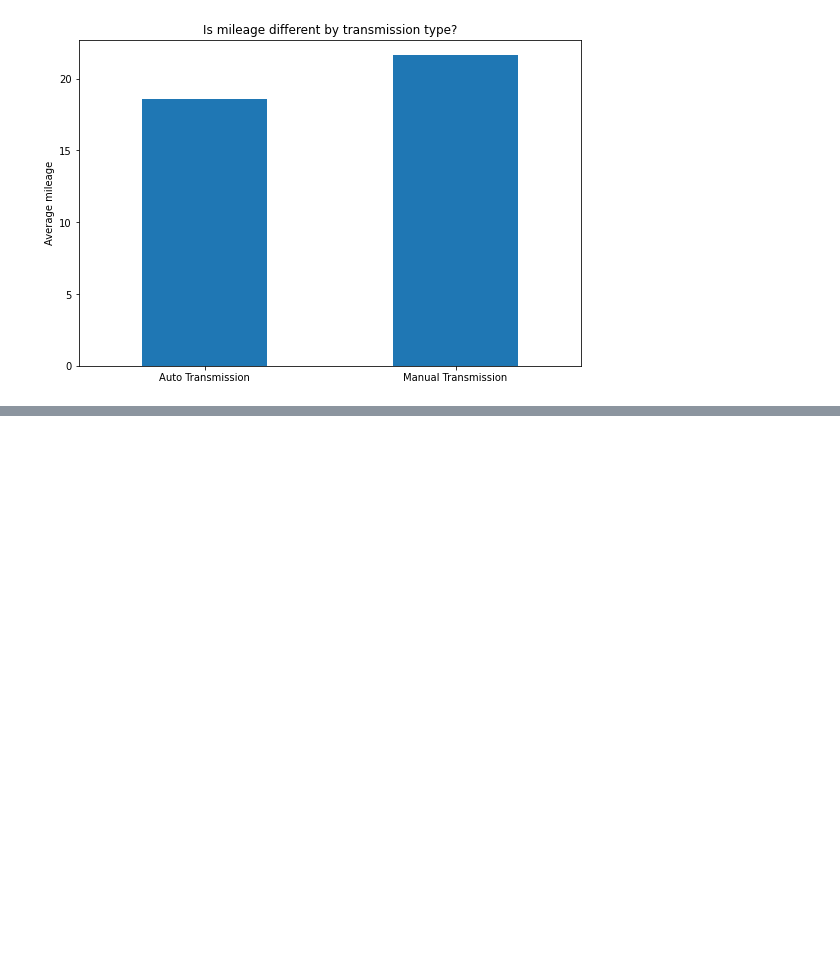
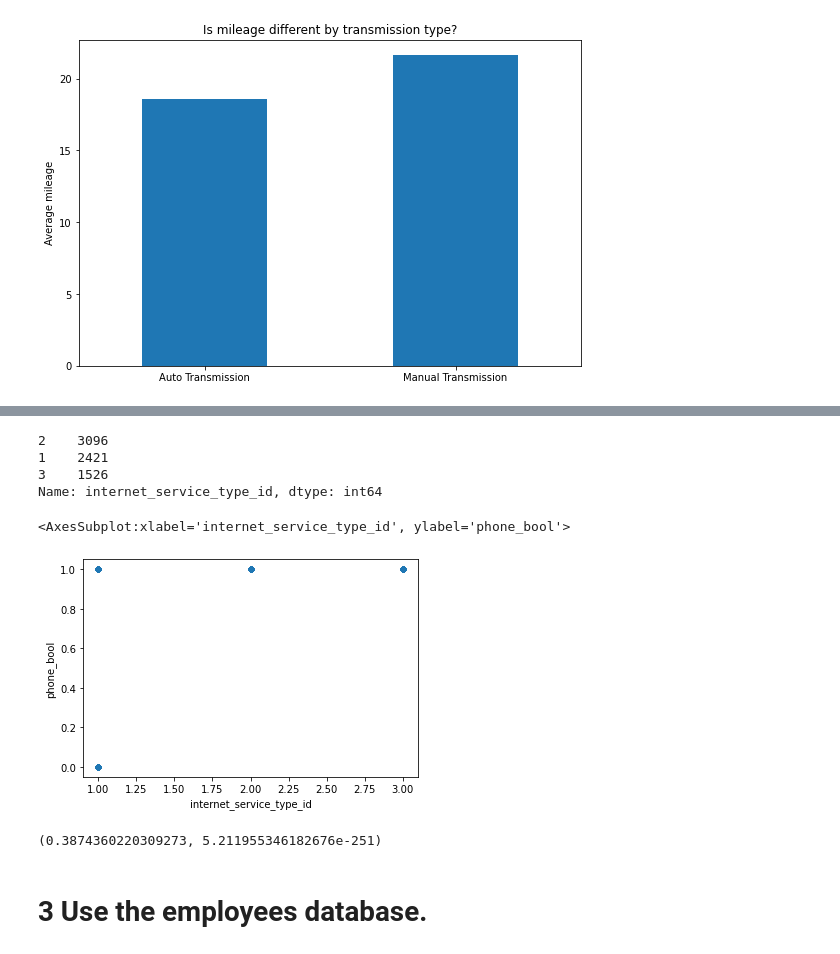
Before and after one commit to Yvette-Ibarra/statistics-exercises, a Jupyter notebook: hypothesis_testing.ipynb, the cells around one changed output, grey strips where cells are left out. Saved outputs shown, nothing was run; the diff lists cells and outputs as text; code cells hidden in the pictures; blank space fills up the shorter version.

```diff
--- a/hypothesis_testing.ipynb
+++ b/hypothesis_testing.ipynb
@@ -508,0 +675,3 @@ Text(0.5, 1.0, 'Is mileage different by transmission type?')
+# %%
+# numpy.where(condition[, x, y])
+df['phone_bool'] = np.where(df.phone_service == 'Yes', 1,0 )
@@ -508,0 +693,20 @@ Text(0.5, 1.0, 'Is mileage different by transmission type?')
+# %%
+
+df.internet_service_type_id.value_counts()
+# %% [output]
+2    3096
+1    2421
+3    1526
+Name: internet_service_type_id, dtype: int64
+# %%
+df.plot.scatter(y='phone_bool', x='internet_service_type_id')
+# %% [output]
+<AxesSubplot:xlabel='internet_service_type_id', ylabel='phone_bool'>
+[figure, added]
+# %%
+r, p = stats.pearsonr(df.phone_bool, df.internet_service_type_id )
+r, p
+# %% [output]
+(0.3874360220309273, 5.211955346182676e-251)
+# %% [markdown]
+# 3 Use the employees database.
```
Also changed, not shown: parts of 30 cells of this notebook.
